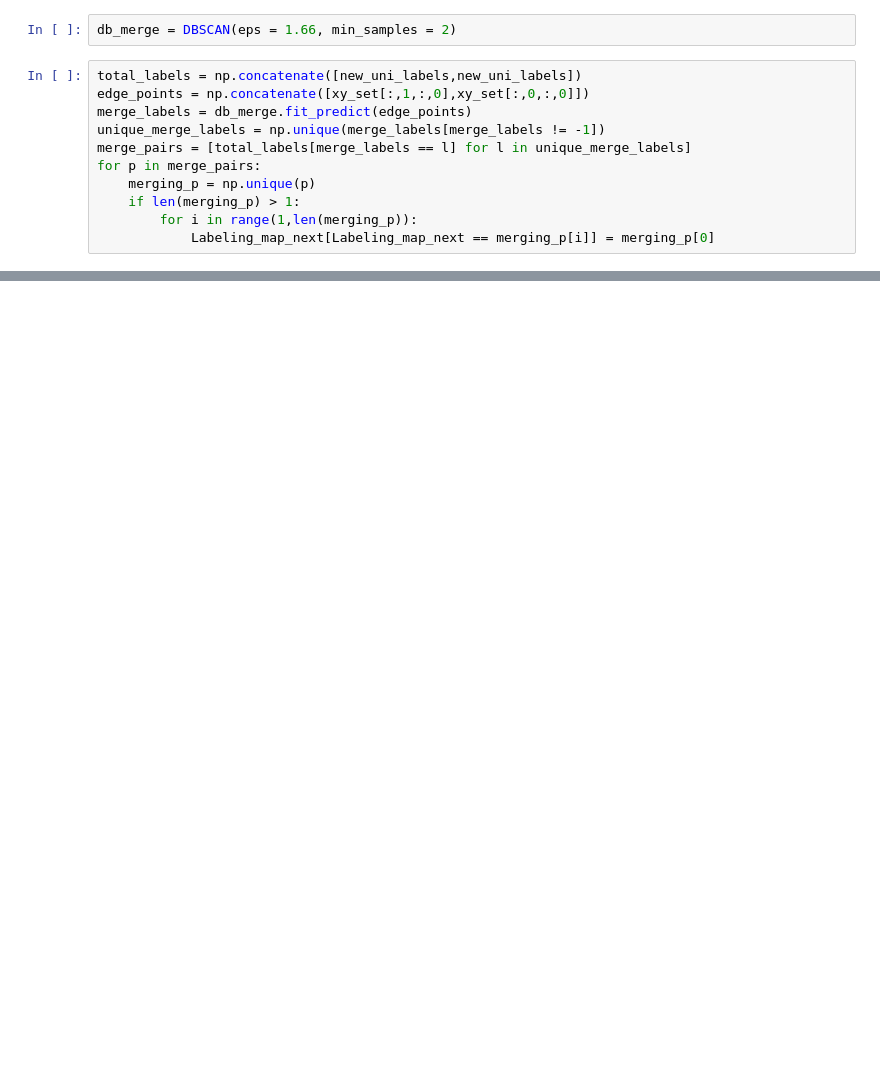
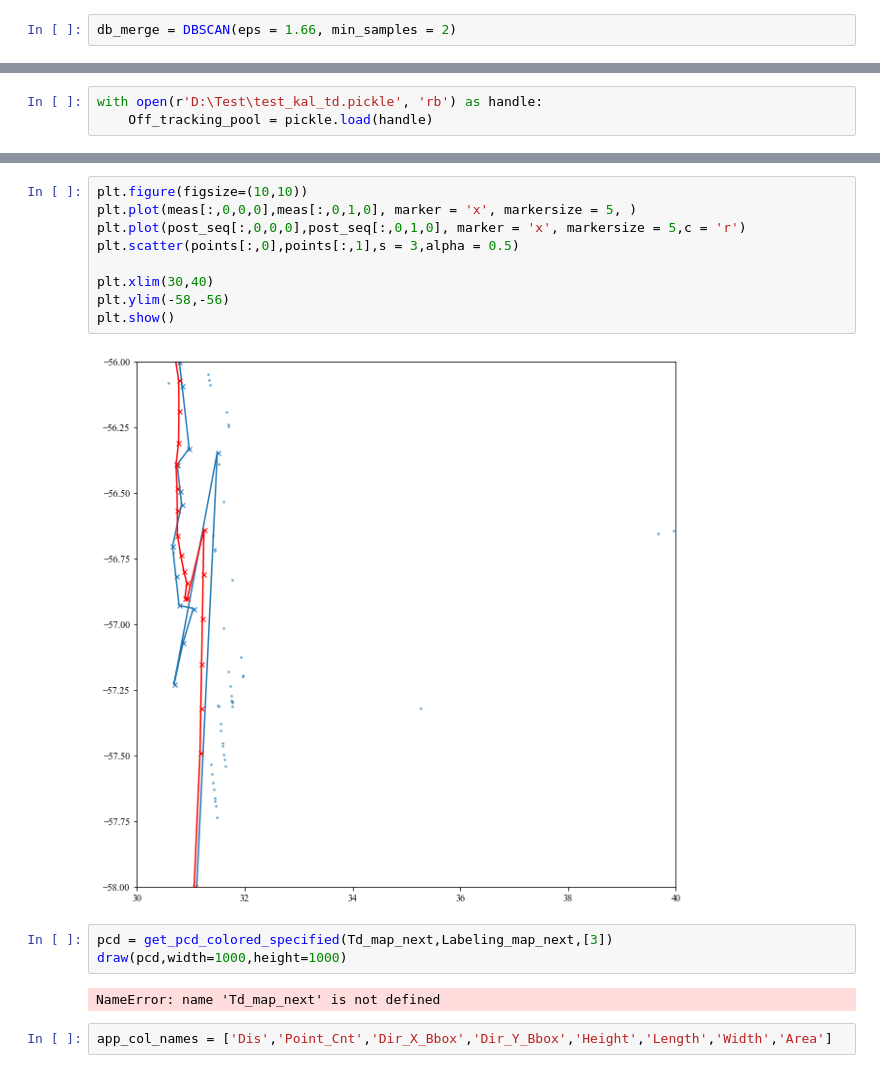
Before and after one commit to jksdbks123/Lidar-Tracker, a Jupyter notebook: LiDAR_Tracker_Project_v2.0/Test.ipynb, the cells around one changed output, grey strips where cells are left out. Saved outputs shown, nothing was run; the diff lists cells and outputs as text; blank space fills up the shorter version.

```diff
--- a/LiDAR_Tracker_Project_v2.0/Test.ipynb
+++ b/LiDAR_Tracker_Project_v2.0/Test.ipynb
@@ -216,16 +219,5 @@ plt.show()
 # %%
 db_merge = DBSCAN(eps = 1.66, min_samples = 2)
-# %%
-total_labels = np.concatenate([new_uni_labels,new_uni_labels])
-edge_points = np.concatenate([xy_set[:,1,:,0],xy_set[:,0,:,0]])
-merge_labels = db_merge.fit_predict(edge_points)
-unique_merge_labels = np.unique(merge_labels[merge_labels != -1])
-merge_pairs = [total_labels[merge_labels == l] for l in unique_merge_labels]
-for p in merge_pairs:
-    merging_p = np.unique(p)
-    if len(merging_p) > 1:
-        for i in range(1,len(merging_p)):
-            Labeling_map_next[Labeling_map_next == merging_p[i]] = merging_p[0]
 # %%
 def show_result(Td_map):
     Foreground_map = ~(np.abs(Td_map - thred_map) <= 0.3).any(axis = 0)
@@ -234,3 +225,6 @@ def show_result(Td_map):
     pcd = get_pcd_colored(Td_map,Labeling_map)
     draw(pcd,width=1000,height=1000)
     return Labeling_map
+# %%
+with open(r'D:\Test\test_kal_td.pickle', 'rb') as handle:
+    Off_tracking_pool = pickle.load(handle)
@@ -236,0 +253,18 @@ def show_result(Td_map):
+# %%
+plt.figure(figsize=(10,10))
+plt.plot(meas[:,0,0,0],meas[:,0,1,0], marker = 'x', markersize = 5, )
+plt.plot(post_seq[:,0,0,0],post_seq[:,0,1,0], marker = 'x', markersize = 5,c = 'r')
+plt.scatter(points[:,0],points[:,1],s = 3,alpha = 0.5)
+
+plt.xlim(30,40)
+plt.ylim(-58,-56)
+plt.show()
+# %% [output]
+[figure, added]
+# %%
+pcd = get_pcd_colored_specified(Td_map_next,Labeling_map_next,[3])
+draw(pcd,width=1000,height=1000)
+# %% [output]
+NameError: name 'Td_map_next' is not defined
+# %%
+app_col_names = ['Dis','Point_Cnt','Dir_X_Bbox','Dir_Y_Bbox','Height','Length','Width','Area']
```
Also changed, not shown: parts of 25 cells of this notebook, 6 other files.
